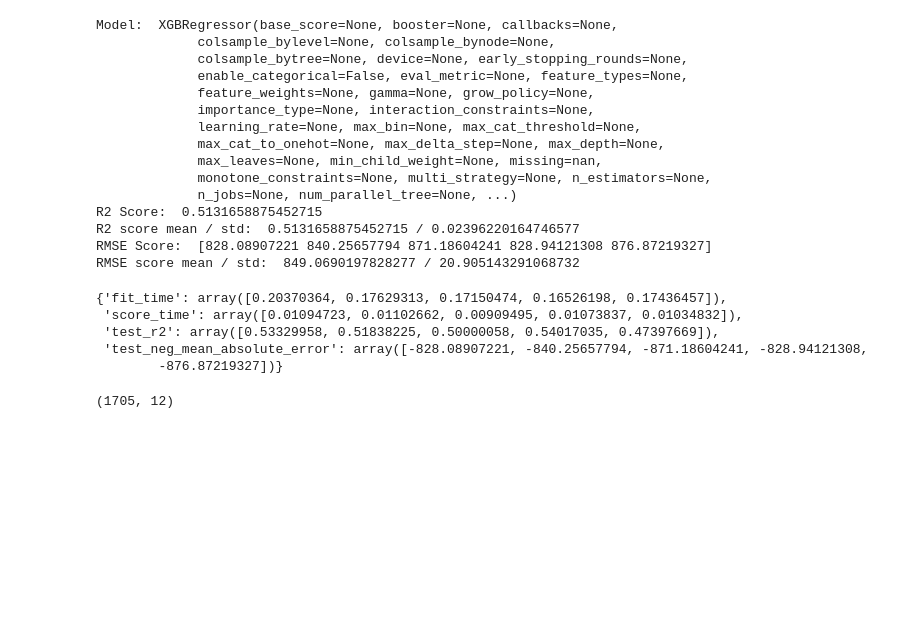
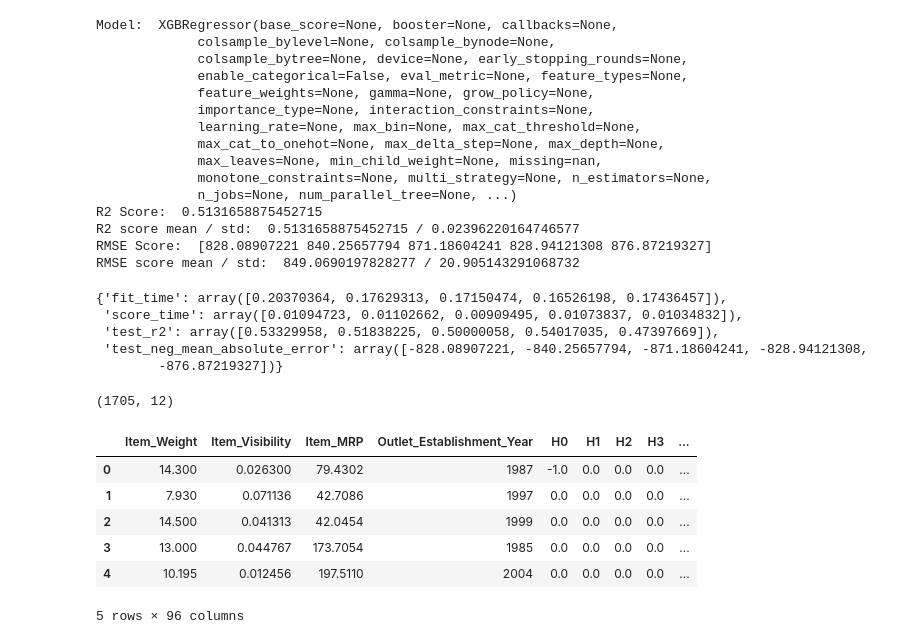
Before and after one commit to R0Njd/Data_Sc, a Jupyter notebook: sales prediction/sales.ipynb, the cells around one changed output. Drawn from its saved outputs; the diff is of its cells as text; code cells hidden in the pictures; blank space fills up the shorter version.

```diff
--- a/sales prediction/sales.ipynb
+++ b/sales prediction/sales.ipynb
@@ -1086,0 +1086,16 @@ hased_test_df = pd.DataFrame(fh)
+# %%
+X_hashed_test_df = pd.DataFrame(fh.transform([[x] for x in Xtest['Item_Identifier']]).toarray(),
+                                columns=['H'+str(i) for i in range(hash_vector_size)])
+num_cols_test = Xtest.select_dtypes(exclude=['object']).reset_index(drop=True)
+categorical_cols_train= Xtest.select_dtypes(include=['object']).drop(columns=['Item_Identifier'])
+Xtest_feats= pd.DataFrame(ohe.transform(categorical_cols_train).toarray(), columns=ohe_cols)
+Xtest_final = pd.concat([num_cols_test,X_hashed_test_df, Xtest_feats], axis=1)
+Xtest_final.head()
+# %% [output]
+|  | Item_Weight | Item_Visibility | Item_MRP | Outlet_Establishment_Year | H0 | H1 | H2 | H3 | ... |
+| 0 | 14.300 | 0.026300 | 79.4302 | 1987 | -1.0 | 0.0 | 0.0 | 0.0 | ... |
+| 1 | 7.930 | 0.071136 | 42.7086 | 1997 | 0.0 | 0.0 | 0.0 | 0.0 | ... |
+| 2 | 14.500 | 0.041313 | 42.0454 | 1999 | 0.0 | 0.0 | 0.0 | 0.0 | ... |
+| 3 | 13.000 | 0.044767 | 173.7054 | 1985 | 0.0 | 0.0 | 0.0 | 0.0 | ... |
+| 4 | 10.195 | 0.012456 | 197.5110 | 2004 | 0.0 | 0.0 | 0.0 | 0.0 | ... |
+5 rows × 96 columns
```
Also changed, not shown: parts of 7 cells of this notebook.
